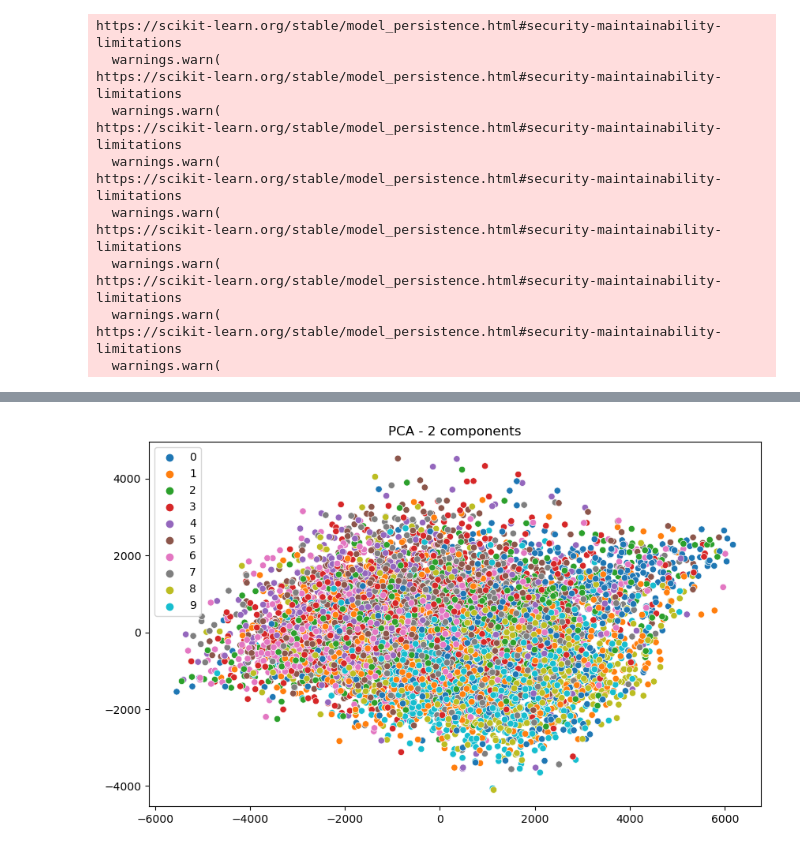
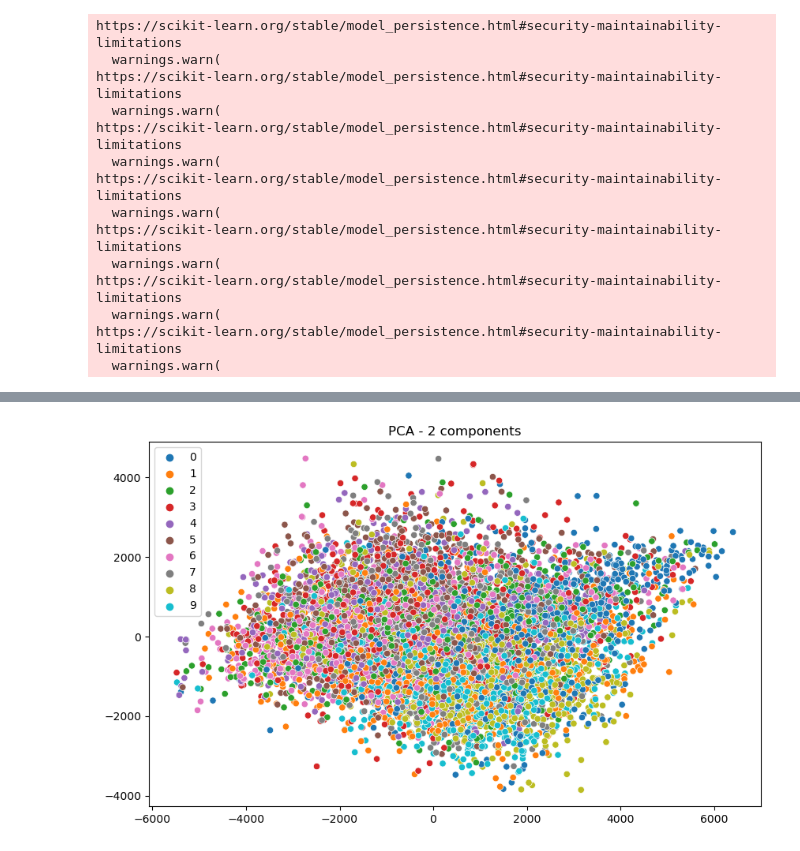
Before and after one commit to Mkbrad77/classification_cifar10, a Jupyter notebook: notebooks/best_model_show.ipynb, the cells around one changed output, grey strips where cells are left out. Saved outputs shown, nothing was run; the diff lists cells and outputs as text; code cells hidden in the pictures.

```diff
--- a/notebooks/best_model_show.ipynb
+++ b/notebooks/best_model_show.ipynb
@@ -157,0 +268,13 @@ Confusion matrix, without normalization
+# %%
+# visualization de l'espace latent
+from sklearn.decomposition import PCA
+
+X_test_flatten = extract_features(X_test, method='flatten')
+pca = PCA(n_components=2)
+X_test_pca = pca.fit_transform(X_test_flatten)
+plt.figure(figsize=(10, 6))
+sns.scatterplot(x=X_test_pca[:, 0], y=X_test_pca[:, 1], hue=y_test, palette='tab10')
+plt.title('PCA - 2 components')
+plt.show()
+# %% [output]
+[figure, added]
@@ -158,13 +292,11 @@ Confusion matrix, without normalization
 # %%
-# visualization de l'espace latent
-from sklearn.decomposition import PCA
+# # visualization de l'espace latent
+# from sklearn.decomposition import PCA
 
-X_val_flatten = extract_features(X_val, method='flatten')
-pca = PCA(n_components=2)
-X_val_pca = pca.fit_transform(X_val_flatten)
-plt.figure(figsize=(10, 6))
-sns.scatterplot(x=X_val_pca[:, 0], y=X_val_pca[:, 1], hue=y_val, palette='tab10')
-plt.title('PCA - 2 components')
-plt.show()
+# X_val_flatten = extract_features(X_val, method='flatten')
+# pca = PCA(n_components=2)
+# X_val_pca = pca.fit_transform(X_val_flatten)
+# plt.figure(figsize=(10, 6))
+# sns.scatterplot(x=X_val_pca[:, 0], y=X_val_pca[:, 1], hue=y_val, palette='tab10')
+# plt.title('PCA - 2 components')
+# plt.show()
-# %% [output]
-[figure, removed]
```
Also changed, not shown: parts of 9 cells of this notebook, 11 other files.
